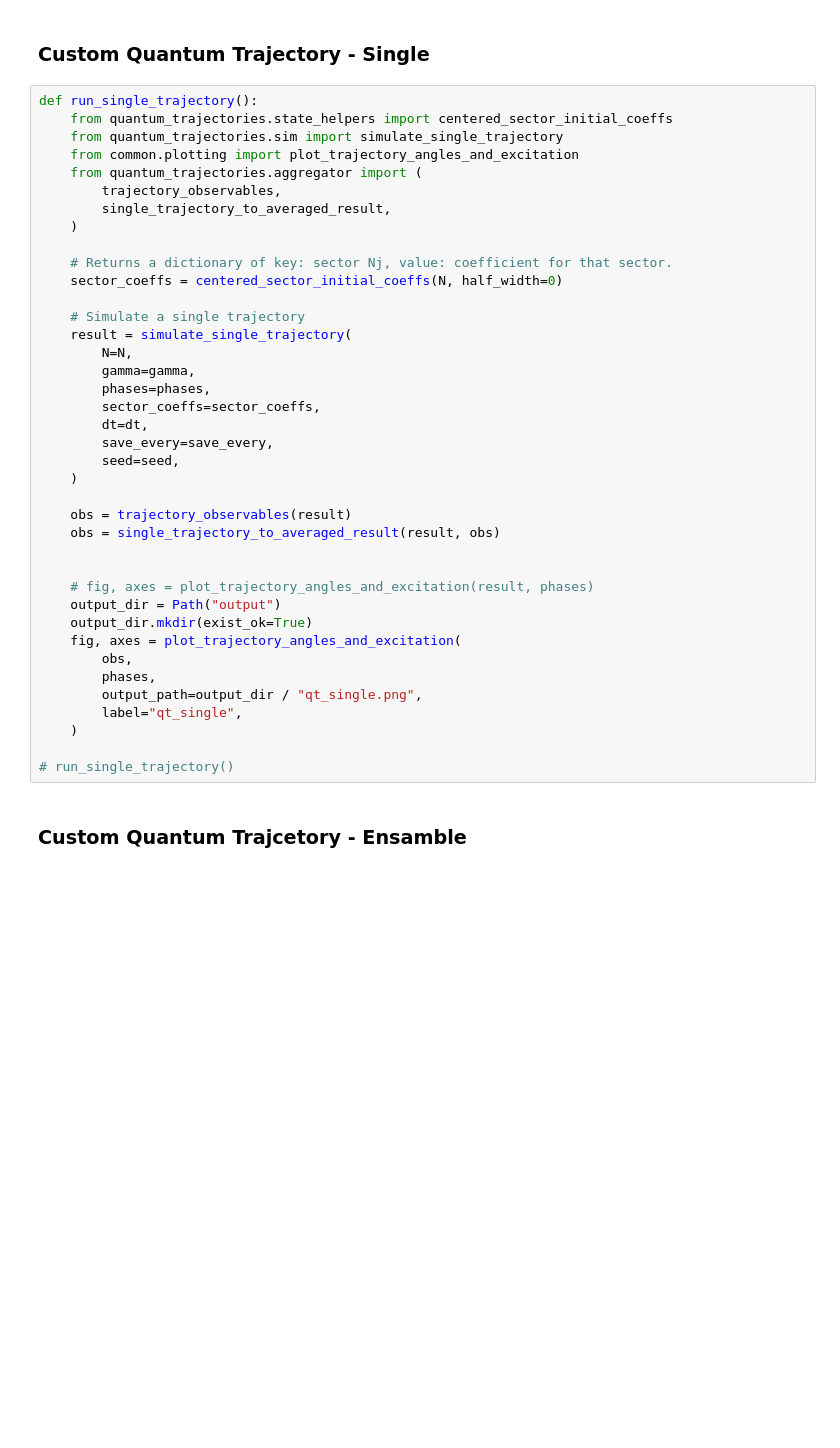
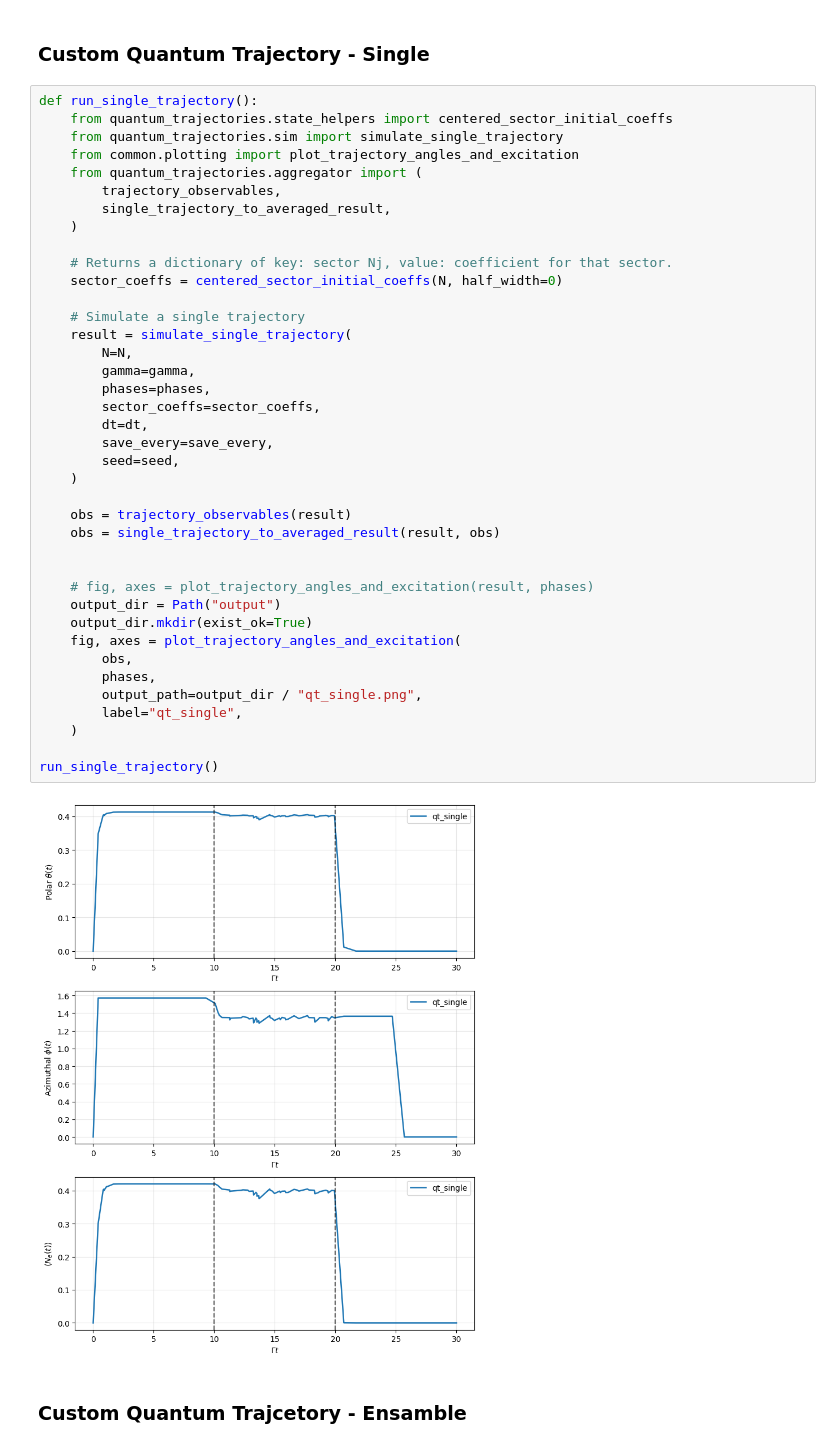
Before and after one commit to AsharKamal98/cavity-OAT, a Jupyter notebook: main.ipynb, the cells around one changed output. Drawn from its saved outputs; the diff is of its cells as text; blank space fills up the shorter version.

```diff
--- a/main.ipynb
+++ b/main.ipynb
@@ -45,34 +45,36 @@ def run_single_trajectory():
     )
 
     # Returns a dictionary of key: sector Nj, value: coefficient for that sector.
     sector_coeffs = centered_sector_initial_coeffs(N, half_width=0)
 
     # Simulate a single trajectory
     result = simulate_single_trajectory(
         N=N,
         gamma=gamma,
         phases=phases,
         sector_coeffs=sector_coeffs,
         dt=dt,
         save_every=save_every,
         seed=seed,
     )
 
     obs = trajectory_observables(result)
     obs = single_trajectory_to_averaged_result(result, obs)
 
 
     # fig, axes = plot_trajectory_angles_and_excitation(result, phases)
     output_dir = Path("output")
     output_dir.mkdir(exist_ok=True)
     fig, axes = plot_trajectory_angles_and_excitation(
         obs,
         phases,
         output_path=output_dir / "qt_single.png",
         label="qt_single",
     )
 
-# run_single_trajectory()
+run_single_trajectory()
+# %% [output]
+[figure, added]
 # %% [markdown]
 ### Custom Quantum Trajcetory - Ensamble
 # %%
```
Also changed, not shown: parts of 6 cells of this notebook, 5 other files.
